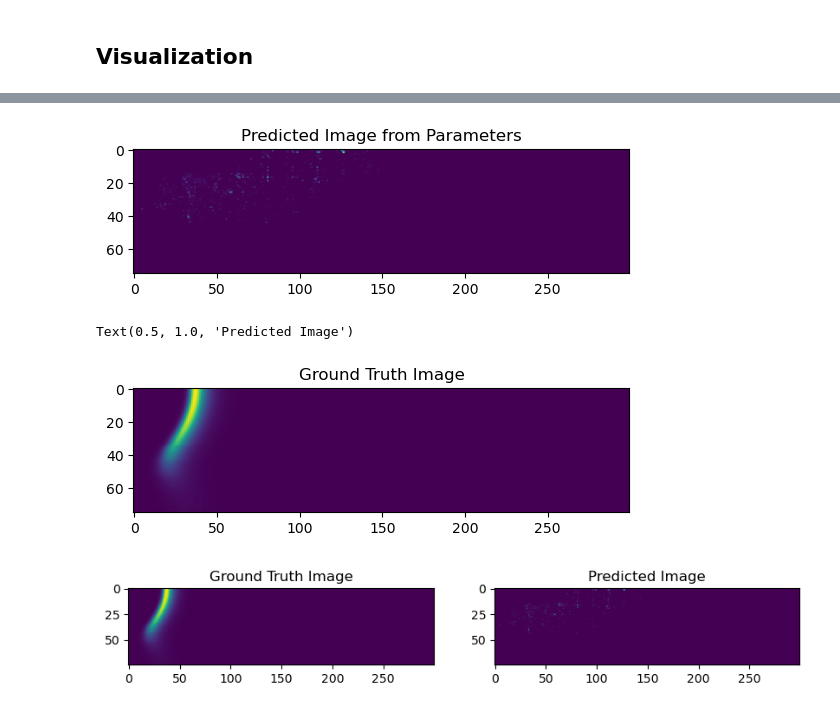
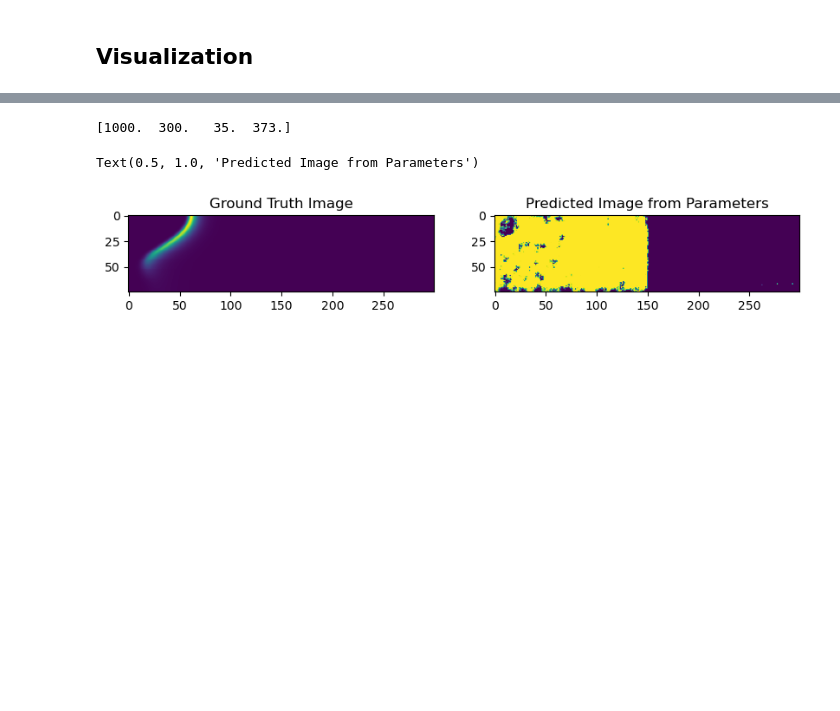
Before and after one commit to zzhuqshun/ML-for-dynamical-system, a Jupyter notebook: Autoencoder.ipynb, the cells around one changed output, grey strips where cells are left out. Saved outputs shown, nothing was run; the diff lists cells and outputs as text; code cells hidden in the pictures; blank space fills up the shorter version.

```diff
--- a/Autoencoder.ipynb
+++ b/Autoencoder.ipynb
@@ -356,21 +485,25 @@ param_dim = conditions.shape[1]
 
 mapping = tf.keras.Sequential([
     tf.keras.layers.InputLayer(input_shape = (param_dim,)),
-    tf.keras.layers.Dense(8, activation='leaky_relu'),
-    tf.keras.layers.Dense(16, activation='leaky_relu'),
-    tf.keras.layers.Dropout(0.4),
-    # tf.keras.layers.Dense(32, activation='leaky_relu'),
+    tf.keras.layers.Dense(16, activation='relu'),
+    # tf.keras.layers.Dropout(0.3),
+    tf.keras.layers.Dense(32, activation='relu'),
+    # tf.keras.layers.Dropout(0.3),
+    # tf.keras.layers.Dense(64, activation='relu'),
+    # tf.keras.layers.Dropout(0.3),
+    # tf.keras.layers.Dense(64, activation='leaky_relu'),
+    # tf.keras.layers.Dropout(0.3),
     tf.keras.layers.Dense(latent_dim, activation='linear')
 ])
 
 mapping.compile(optimizer=tf.keras.optimizers.Adam(learning_rate=1e-4), loss='mse')
 
 
-encoded_train = autoencoder.encoder(train_data).numpy()
+encoded_train_cae = CAE.encoder(train_data).numpy()
 
 # Data Normalization (label_train in (0,1) )-> encoded_train, encoded_test
-encoded_train = encoded_train/np.max(encoded_train)
-encoded_test = encoded_test/np.max(encoded_test)
+encoded_train_mapping = encoded_train_cae/np.max(encoded_train_cae)
+encoded_test_mapping = encoded_test_cae/np.max(encoded_test_cae)
 
-hist_mapping = mapping.fit(label_train, encoded_train, epochs=100, batch_size=8,validation_data=(label_test,encoded_test))
+hist_mapping = mapping.fit(label_train, encoded_train_mapping, epochs=300, batch_size=8,validation_data=(label_test,encoded_test_mapping))
 # %% [output]
@@ -409,47 +542,43 @@ plt.show()
 # %%
 # new_params = []
 
 # for i in range(df.shape[1]):
 #     value = np.random.uniform(0, 1)
 #     while value in df[:, i]:
 #         value = np.random.uniform(0, 1)
 #     new_params.append(value)
 
 # new_params = np.array([new_params])
 # new_params = tf.convert_to_tensor(new_params, dtype=tf.float32)
 
+idx = 100
+# 20, 100, 170
 
-
-new_params = conditions[170]
+new_params = conditions[idx]
+print(conditions[idx])
 params = np.expand_dims(new_params, axis=0)
 latent_data = mapping(params)
-pred_img = autoencoder.decoder(latent_data)
+pred_img = CAE.decoder(latent_data)
 pred_img = np.squeeze(pred_img.numpy())
 
-plt.imshow(pred_img)
-plt.title("Predicted Image from Parameters")
-plt.show()
-
-#compare with ground truth image
-img = Qdot[170]
-plt.title('Ground Truth Image')
-plt.imshow(np.squeeze(img))
+# plt.imshow(pred_img)
+# plt.title("Predicted Image from Parameters")
+# plt.show()
 
 #plot the predicted image vs the ground truth
 fig = plt.figure(figsize=(10, 10))
 columns = 2
 rows = 1
-img = Qdot[170]
+img = Qdot[idx]
 ax = fig.add_subplot(rows, columns, 1)
 plt.imshow(np.squeeze(img))
 plt.title("Ground Truth Image")
 
 ax = fig.add_subplot(rows, columns, 2)
 plt.imshow(pred_img)
 
-plt.title("Predicted Image")
+plt.title("Predicted Image from Parameters")
 # %% [output]
+[1000.  300.   35.  373.]
+Text(0.5, 1.0, 'Predicted Image from Parameters')
-[figure, old version]
+[figure, new version]
-Text(0.5, 1.0, 'Predicted Image')
-[figure, removed]
-[figure, removed]
```
Also changed, not shown: parts of 28 cells of this notebook, 2 other files.
